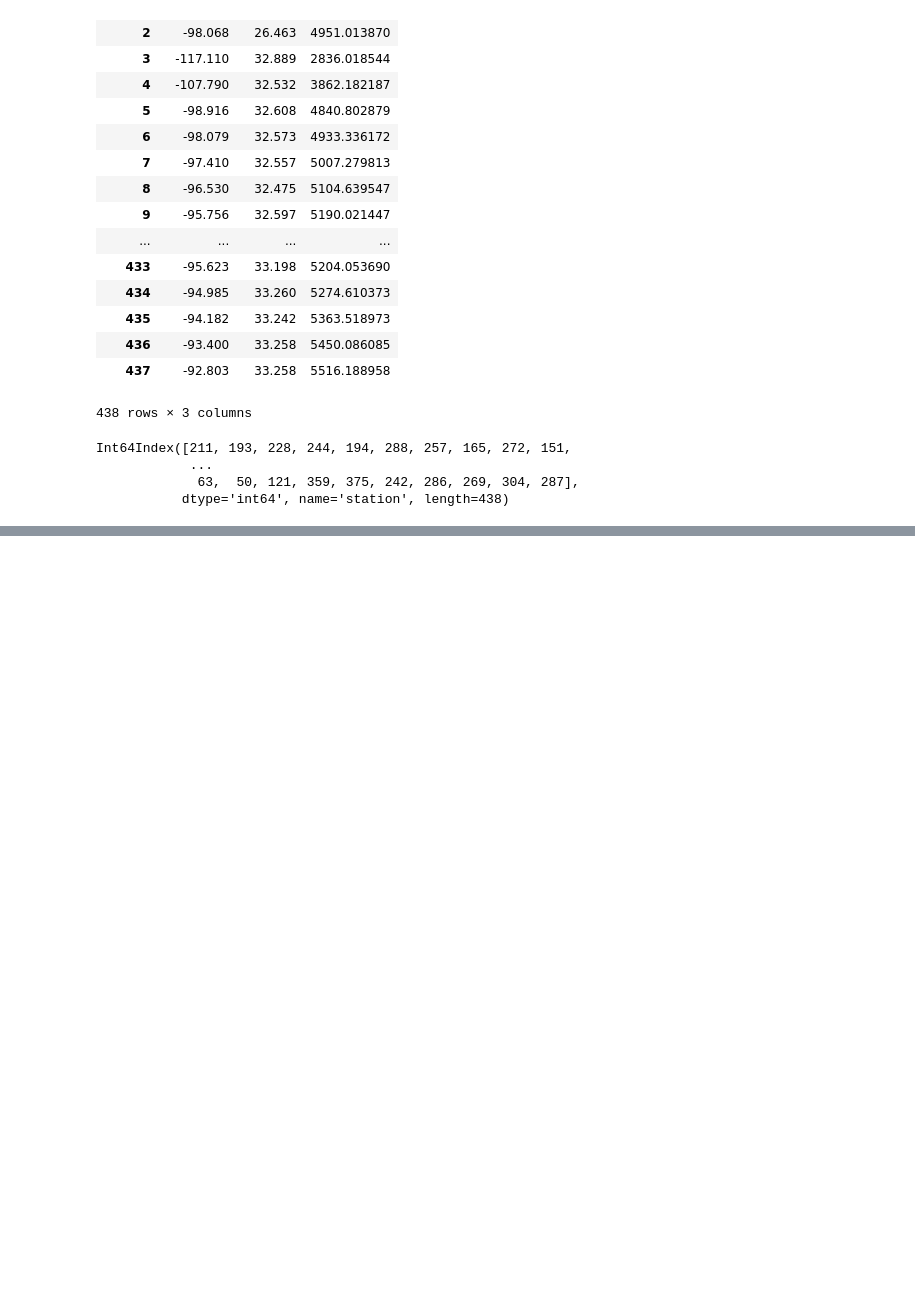
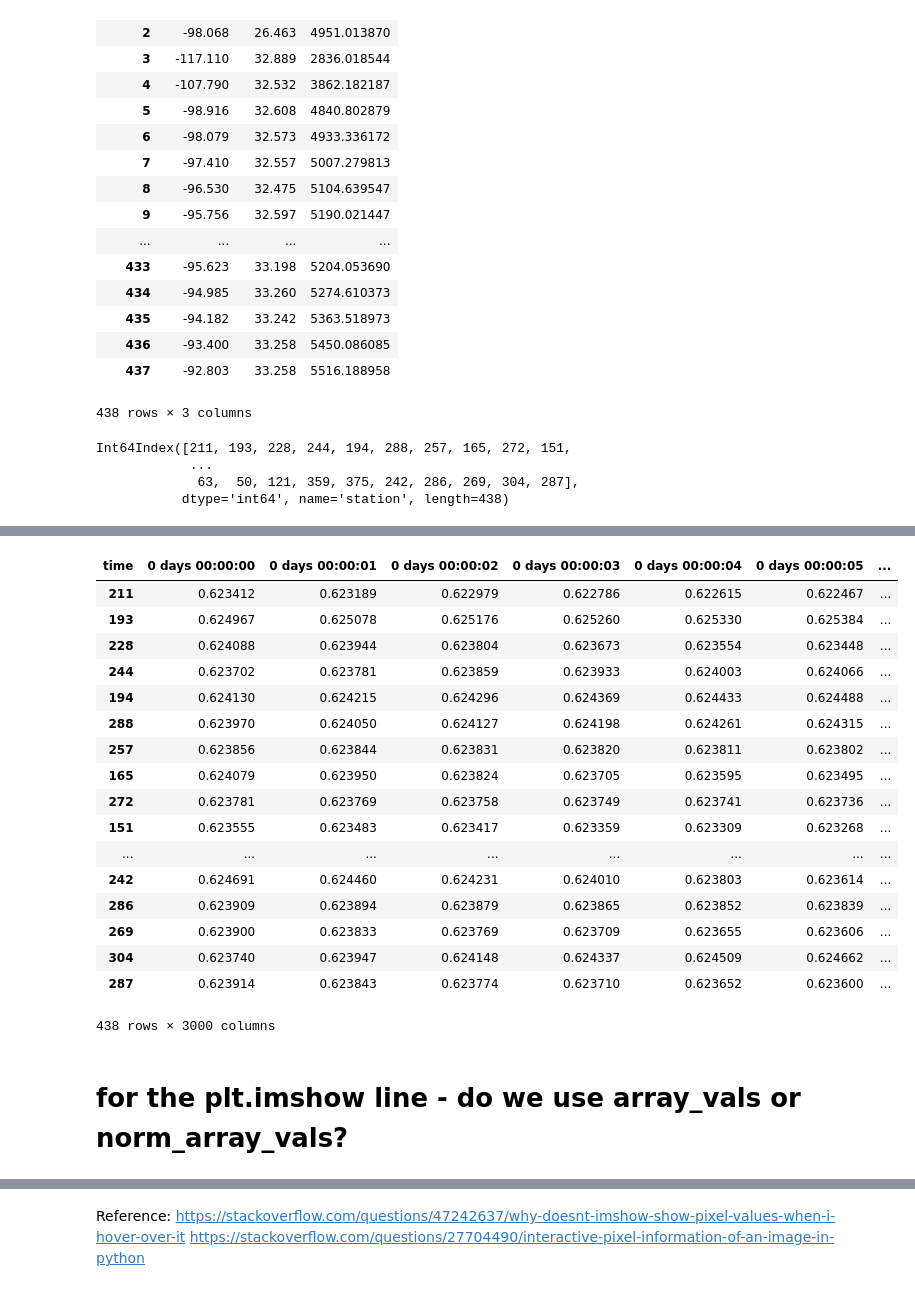
Before and after one commit to pratikshrivastava/DV_PROJECT_FALL2017, a Jupyter notebook: TohokuEarthquake.ipynb, the cells around one changed output, grey strips where cells are left out. Drawn from its saved outputs; the diff is of its cells as text; code cells hidden in the pictures; blank space fills up the shorter version.

```diff
--- a/TohokuEarthquake.ipynb
+++ b/TohokuEarthquake.ipynb
@@ -196,4 +250,27 @@ array_vals
 # %%
 #plt.imshow(norm_array_vals.transpose(), aspect = 'auto', cmap = 'jet')
+# %%
+norm_array_vals[:3000].transpose()
+# %% [output]
+| time | 0 days 00:00:00 | 0 days 00:00:01 | 0 days 00:00:02 | 0 days 00:00:03 | 0 days 00:00:04 | 0 days 00:00:05 | ... |
+| 211 | 0.623412 | 0.623189 | 0.622979 | 0.622786 | 0.622615 | 0.622467 | ... |
+| 193 | 0.624967 | 0.625078 | 0.625176 | 0.625260 | 0.625330 | 0.625384 | ... |
+| 228 | 0.624088 | 0.623944 | 0.623804 | 0.623673 | 0.623554 | 0.623448 | ... |
+| 244 | 0.623702 | 0.623781 | 0.623859 | 0.623933 | 0.624003 | 0.624066 | ... |
+| 194 | 0.624130 | 0.624215 | 0.624296 | 0.624369 | 0.624433 | 0.624488 | ... |
+| 288 | 0.623970 | 0.624050 | 0.624127 | 0.624198 | 0.624261 | 0.624315 | ... |
+| 257 | 0.623856 | 0.623844 | 0.623831 | 0.623820 | 0.623811 | 0.623802 | ... |
+| 165 | 0.624079 | 0.623950 | 0.623824 | 0.623705 | 0.623595 | 0.623495 | ... |
+| 272 | 0.623781 | 0.623769 | 0.623758 | 0.623749 | 0.623741 | 0.623736 | ... |
+| 151 | 0.623555 | 0.623483 | 0.623417 | 0.623359 | 0.623309 | 0.623268 | ... |
+| ... | ... | ... | ... | ... | ... | ... | ... |
+| 242 | 0.624691 | 0.624460 | 0.624231 | 0.624010 | 0.623803 | 0.623614 | ... |
+| 286 | 0.623909 | 0.623894 | 0.623879 | 0.623865 | 0.623852 | 0.623839 | ... |
+| 269 | 0.623900 | 0.623833 | 0.623769 | 0.623709 | 0.623655 | 0.623606 | ... |
+| 304 | 0.623740 | 0.623947 | 0.624148 | 0.624337 | 0.624509 | 0.624662 | ... |
+| 287 | 0.623914 | 0.623843 | 0.623774 | 0.623710 | 0.623652 | 0.623600 | ... |
+438 rows × 3000 columns
+# %% [markdown]
+# for the plt.imshow line - do we use array_vals or norm_array_vals?
 # %%
 fig, ax = plt.subplots()
@@ -223,3 +300,7 @@ fig.canvas.mpl_connect('motion_notify_event', hover)
 [interactive output not drawn]
 [interactive output not drawn]
 7
+# %% [markdown]
+Reference:
+https://stackoverflow.com/questions/47242637/why-doesnt-imshow-show-pixel-values-when-i-hover-over-it
+https://stackoverflow.com/questions/27704490/interactive-pixel-information-of-an-image-in-python
```
Also changed, not shown: parts of 32 cells of this notebook.
